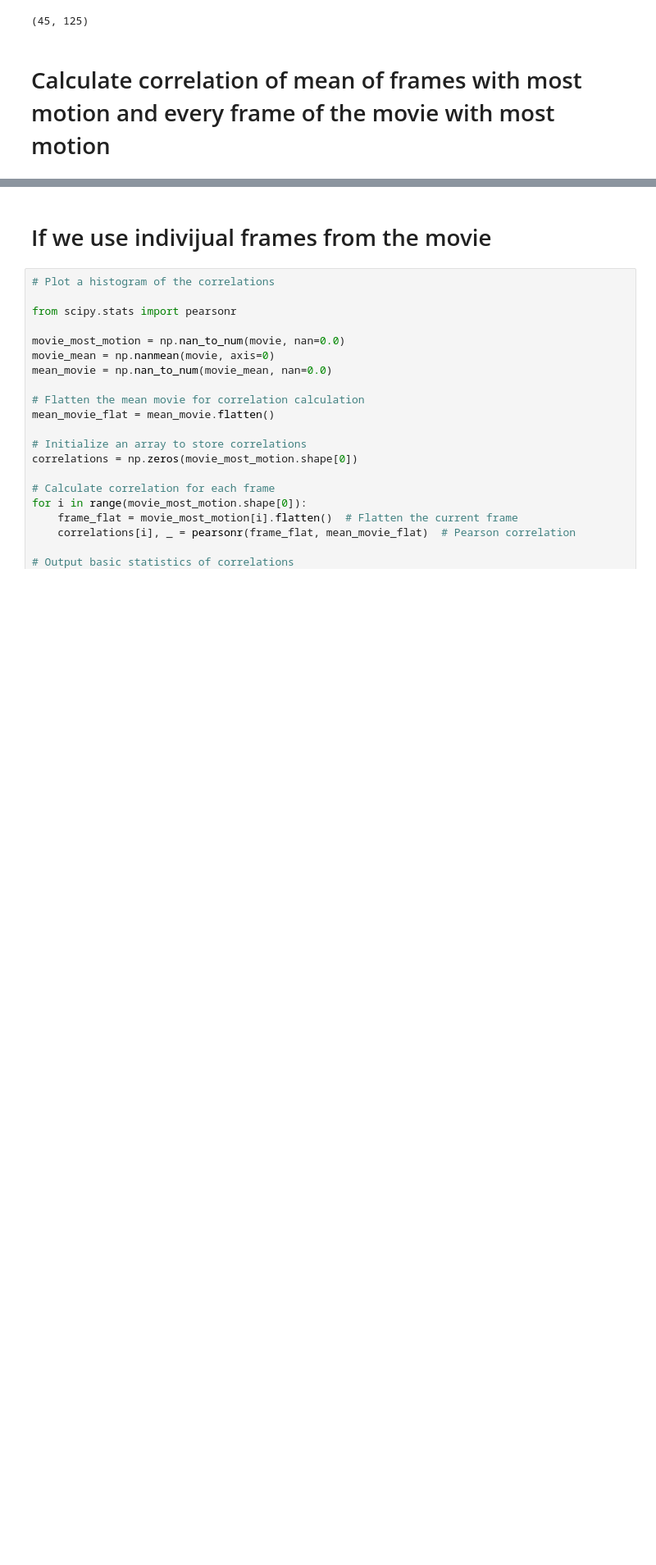
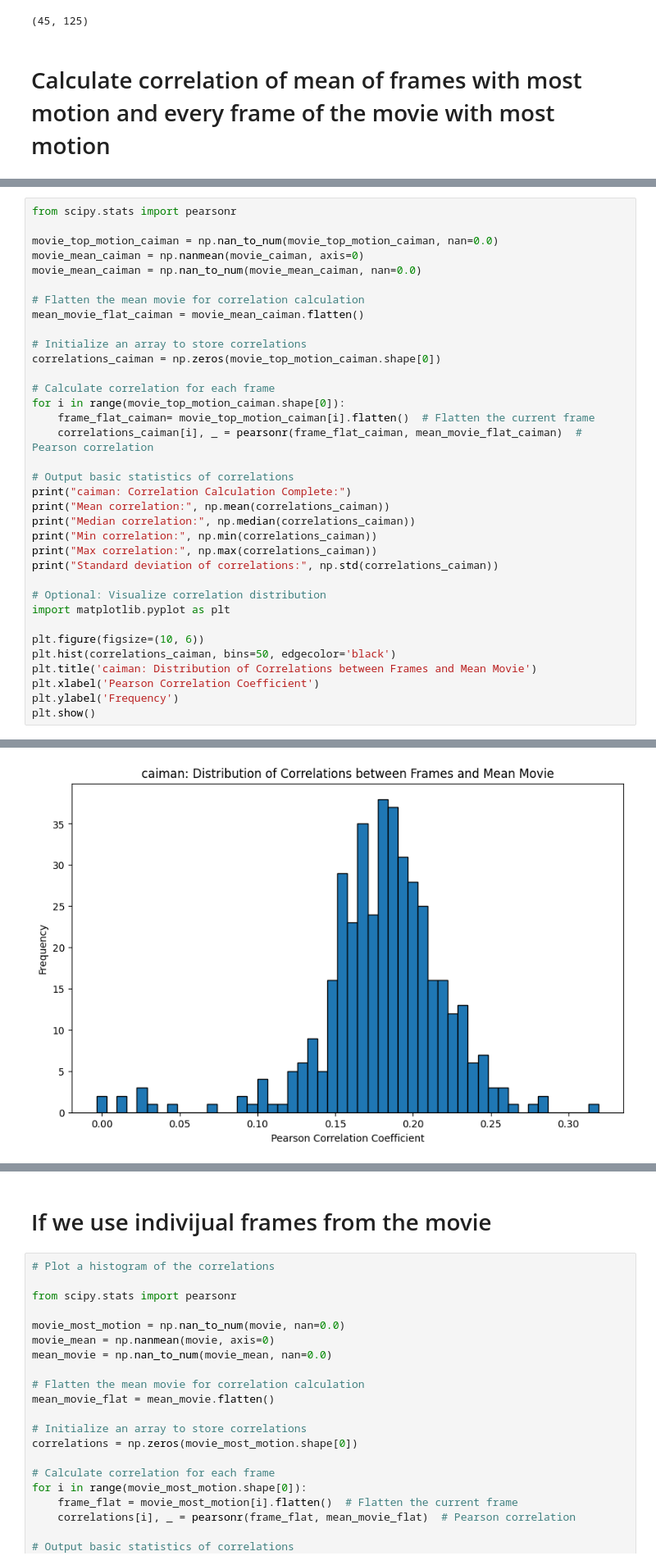
Before and after one commit to AllenNeuralDynamics/iGluSnFR-In-Vivo-MC-Evaluation, a Jupyter notebook: code/test.ipynb, the cells around one changed output, grey strips where cells are left out. Shown at 82% size. Drawn from its saved outputs; the diff is of its cells as text; blank space fills up the shorter version.

```diff
--- a/code/test.ipynb
+++ b/code/test.ipynb
@@ -247,0 +270,36 @@ Mean of correlations: 0.14882632930930448
+# %%
+from scipy.stats import pearsonr
+
+movie_top_motion_caiman = np.nan_to_num(movie_top_motion_caiman, nan=0.0)
+movie_mean_caiman = np.nanmean(movie_caiman, axis=0)
+movie_mean_caiman = np.nan_to_num(movie_mean_caiman, nan=0.0)
+
+# Flatten the mean movie for correlation calculation
+mean_movie_flat_caiman = movie_mean_caiman.flatten()
+
+# Initialize an array to store correlations
+correlations_caiman = np.zeros(movie_top_motion_caiman.shape[0])
+
+# Calculate correlation for each frame
+for i in range(movie_top_motion_caiman.shape[0]):
+    frame_flat_caiman= movie_top_motion_caiman[i].flatten()  # Flatten the current frame
+    correlations_caiman[i], _ = pearsonr(frame_flat_caiman, mean_movie_flat_caiman)  # Pearson correlation
+
+# Output basic statistics of correlations
+print("caiman: Correlation Calculation Complete:")
+print("Mean correlation:", np.mean(correlations_caiman))
+print("Median correlation:", np.median(correlations_caiman))
+print("Min correlation:", np.min(correlations_caiman))
+print("Max correlation:", np.max(correlations_caiman))
+print("Standard deviation of correlations:", np.std(correlations_caiman))
+
+# Optional: Visualize correlation distribution
+import matplotlib.pyplot as plt
+
+plt.figure(figsize=(10, 6))
+plt.hist(correlations_caiman, bins=50, edgecolor='black')
+plt.title('caiman: Distribution of Correlations between Frames and Mean Movie')
+plt.xlabel('Pearson Correlation Coefficient')
+plt.ylabel('Frequency')
+plt.show()
+# %% [output]
@@ -247,0 +312 @@ Mean of correlations: 0.14882632930930448
+[figure, added]
```
Also changed, not shown: parts of 14 cells of this notebook.
